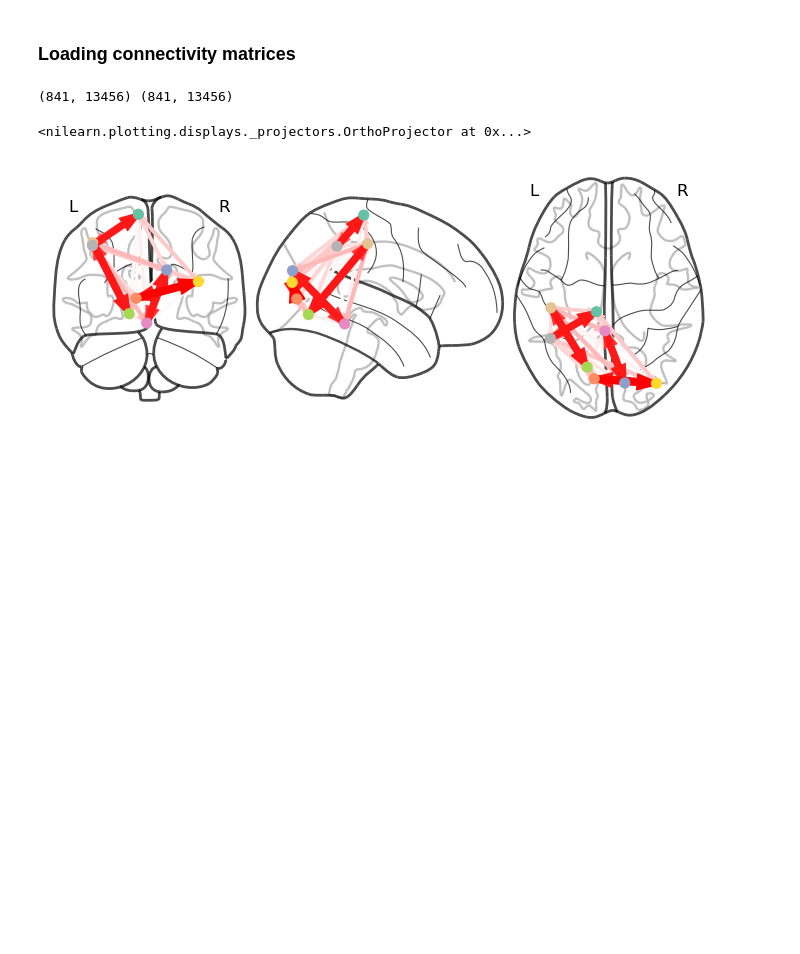
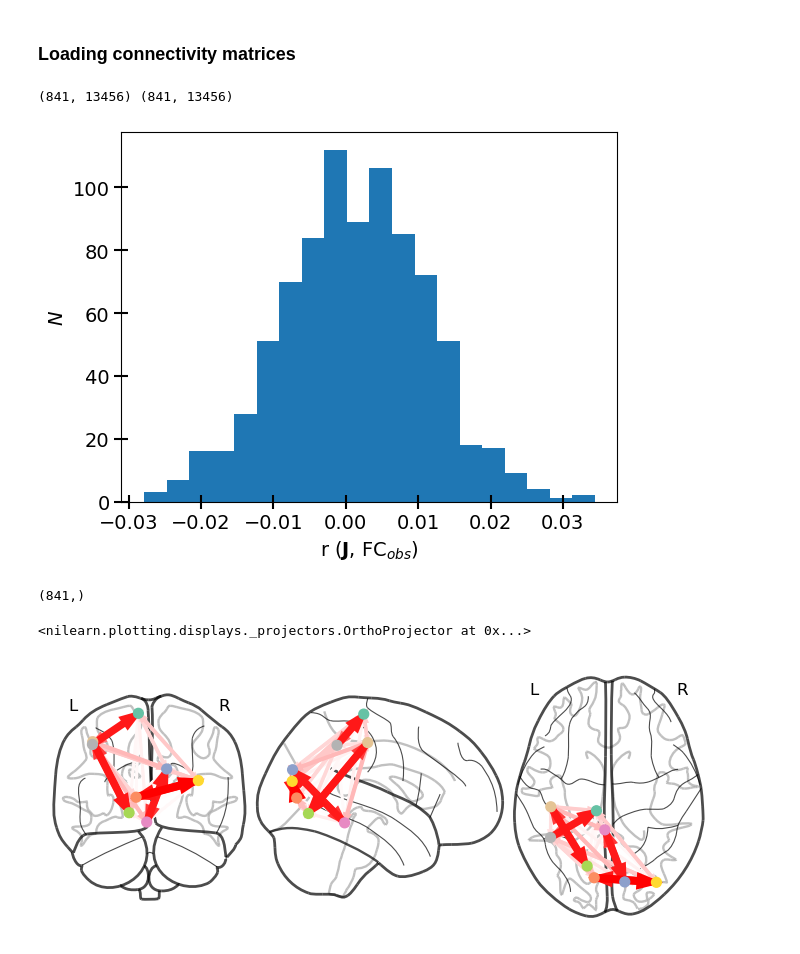
Before and after one commit to shivanshseth/fmri-functional-connectivity-ising, a Jupyter notebook: src/results.ipynb, the cells around one changed output. Drawn from its saved outputs; the diff is of its cells as text; code cells hidden in the pictures; blank space fills up the shorter version.

```diff
--- a/src/results.ipynb
+++ b/src/results.ipynb
@@ -77,2 +82,18 @@ fc_scores = fs.scores_
 # %% [output]
 (841, 13456) (841, 13456)
+# %%
+corrs = []
+for idx in range(ising_rep.shape[0]):
+    corrs.append(np.corrcoef(ising_rep[idx], fc_rep[idx])[0][1])
+corrs = np.array(corrs)
+plt.hist(corrs, bins=20)
+plt.xlabel(r'r ($\mathbf{J}$, FC$_{obs}$)', fontsize=14)
+plt.ylabel(r'$N$', fontsize=14)
+# plt.legend()
+plt.tick_params(axis='both', which='major', direction='inout', length = 10, width = 1.5, labelsize='14')
+# %% [output]
+[figure, added]
+# %%
+corrs.shape
+# %% [output]
+(841,)
```
Also changed, not shown: parts of 10 cells of this notebook, 8 other files.
